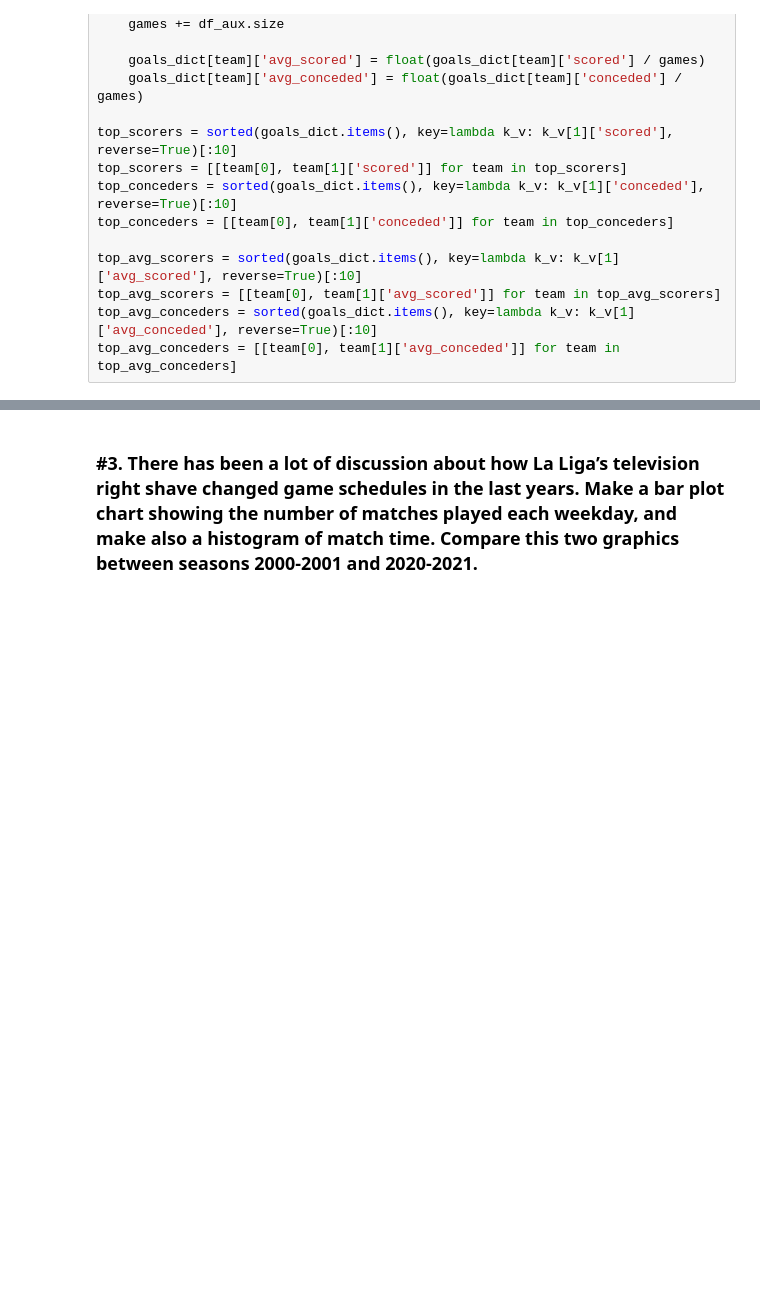
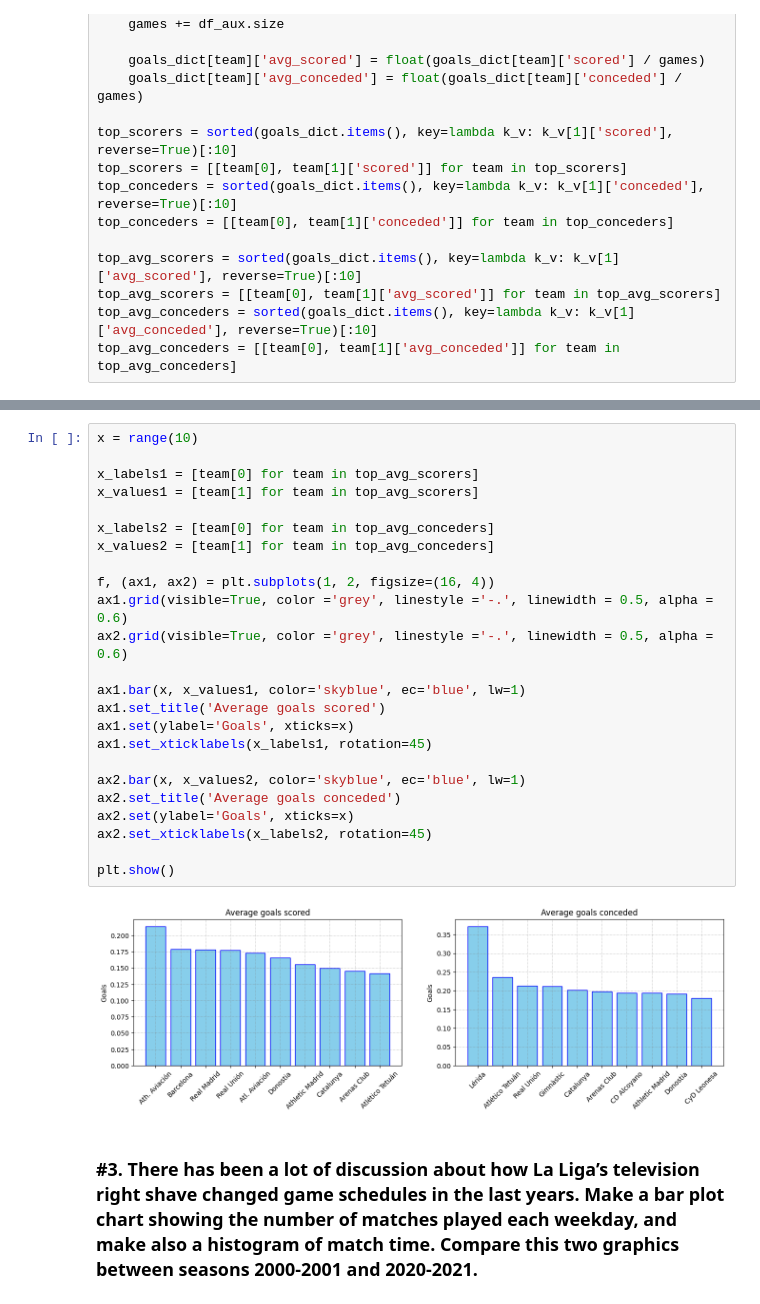
Before and after one commit to MellacE98/LaQuinielaUAB, a Jupyter notebook: LaLigaDataAnalysis.ipynb, the cells around one changed output, grey strips where cells are left out. Saved outputs shown, nothing was run; the diff lists cells and outputs as text; blank space fills up the shorter version.

```diff
--- a/LaLigaDataAnalysis.ipynb
+++ b/LaLigaDataAnalysis.ipynb
@@ -107,3 +113,29 @@ plt.show()
+# %%
+x = range(10)
+
+x_labels1 = [team[0] for team in top_avg_scorers]
+x_values1 = [team[1] for team in top_avg_scorers]
+
+x_labels2 = [team[0] for team in top_avg_conceders]
+x_values2 = [team[1] for team in top_avg_conceders]
+
+f, (ax1, ax2) = plt.subplots(1, 2, figsize=(16, 4))
+ax1.grid(visible=True, color ='grey', linestyle ='-.', linewidth = 0.5, alpha = 0.6)
+ax2.grid(visible=True, color ='grey', linestyle ='-.', linewidth = 0.5, alpha = 0.6)
+
+ax1.bar(x, x_values1, color='skyblue', ec='blue', lw=1)
+ax1.set_title('Average goals scored')
+ax1.set(ylabel='Goals', xticks=x)
+ax1.set_xticklabels(x_labels1, rotation=45)
+
+ax2.bar(x, x_values2, color='skyblue', ec='blue', lw=1)
+ax2.set_title('Average goals conceded')
+ax2.set(ylabel='Goals', xticks=x)
+ax2.set_xticklabels(x_labels2, rotation=45)
+
+plt.show()
+# %% [output]
+[figure, added]
 # %% [markdown]
 ### #3. There has been a lot of discussion about how La Liga’s television right shave changed game schedules in the last years. Make a bar plot chart showing the number of matches played each weekday, and make also a histogram of match time. Compare this two graphics between seasons 2000-2001 and 2020-2021.
 # %%
```
Also changed, not shown: parts of 3 cells of this notebook.
